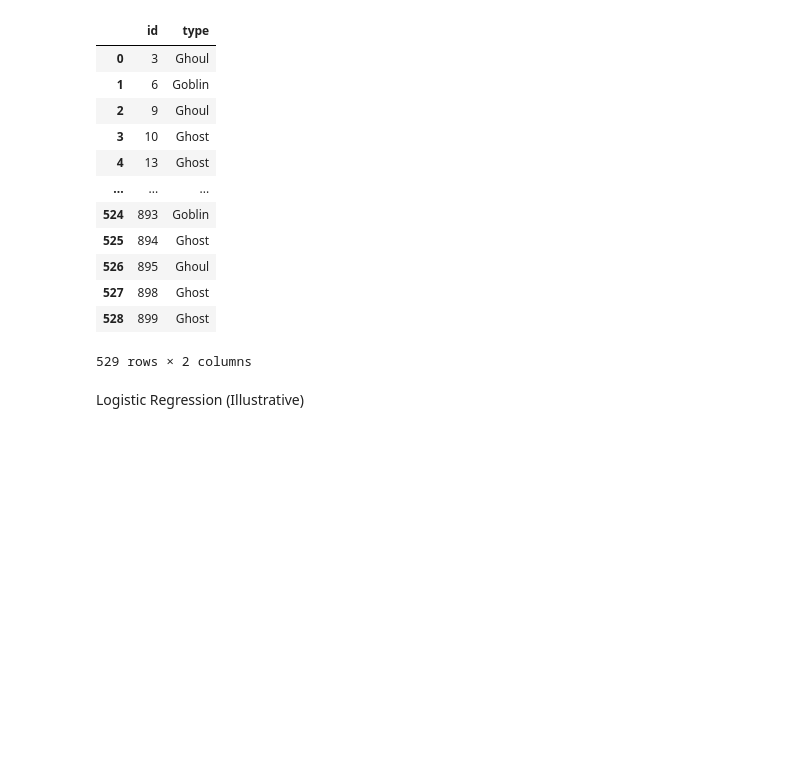
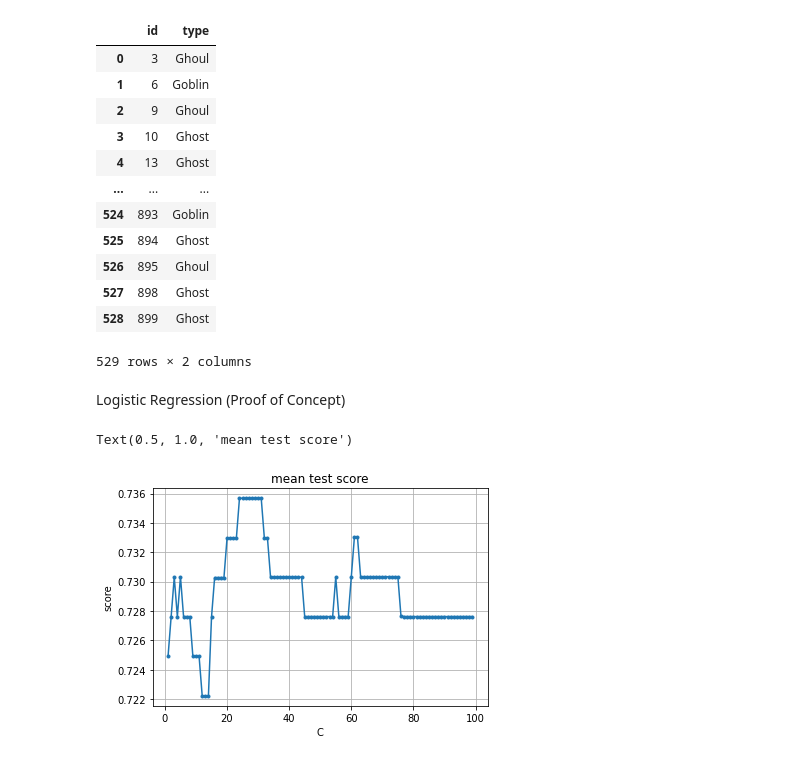
Before and after one commit to danielk434/MLProject, a Jupyter notebook: MLProject.ipynb, the cells around one changed output. Cells and saved outputs as stored; diff of their text form; code cells hidden in the pictures; blank space fills up the shorter version.

```diff
--- a/MLProject.ipynb
+++ b/MLProject.ipynb
@@ -377,5 +377,24 @@ predictions
 | 528 | 899 | Ghost |
 529 rows × 2 columns
 # %% [markdown]
-Logistic Regression (Illustrative)
+Logistic Regression (Proof of Concept)
+# %%
+from sklearn.linear_model import LogisticRegression
+
+scores = []
+mean_scores = []
+for d in range(1,100):
+  logreg_cv = LogisticRegression(C=d, max_iter=10000)
+  cv = cross_validate(logreg_cv, X, y, cv=4)
+  mean_scores.append(cv['test_score'].mean())
+# %%
+d = range(1,100)
+pylab.plot(d, mean_scores, marker='.', label='Logistic Regression')
+pylab.grid(True)
+pylab.xlabel('C')
+pylab.ylabel('score')
+pylab.title('mean test score')
+# %% [output]
+Text(0.5, 1.0, 'mean test score')
+[figure, added]
 # %%
```
Also changed, not shown: parts of 3 cells of this notebook.
